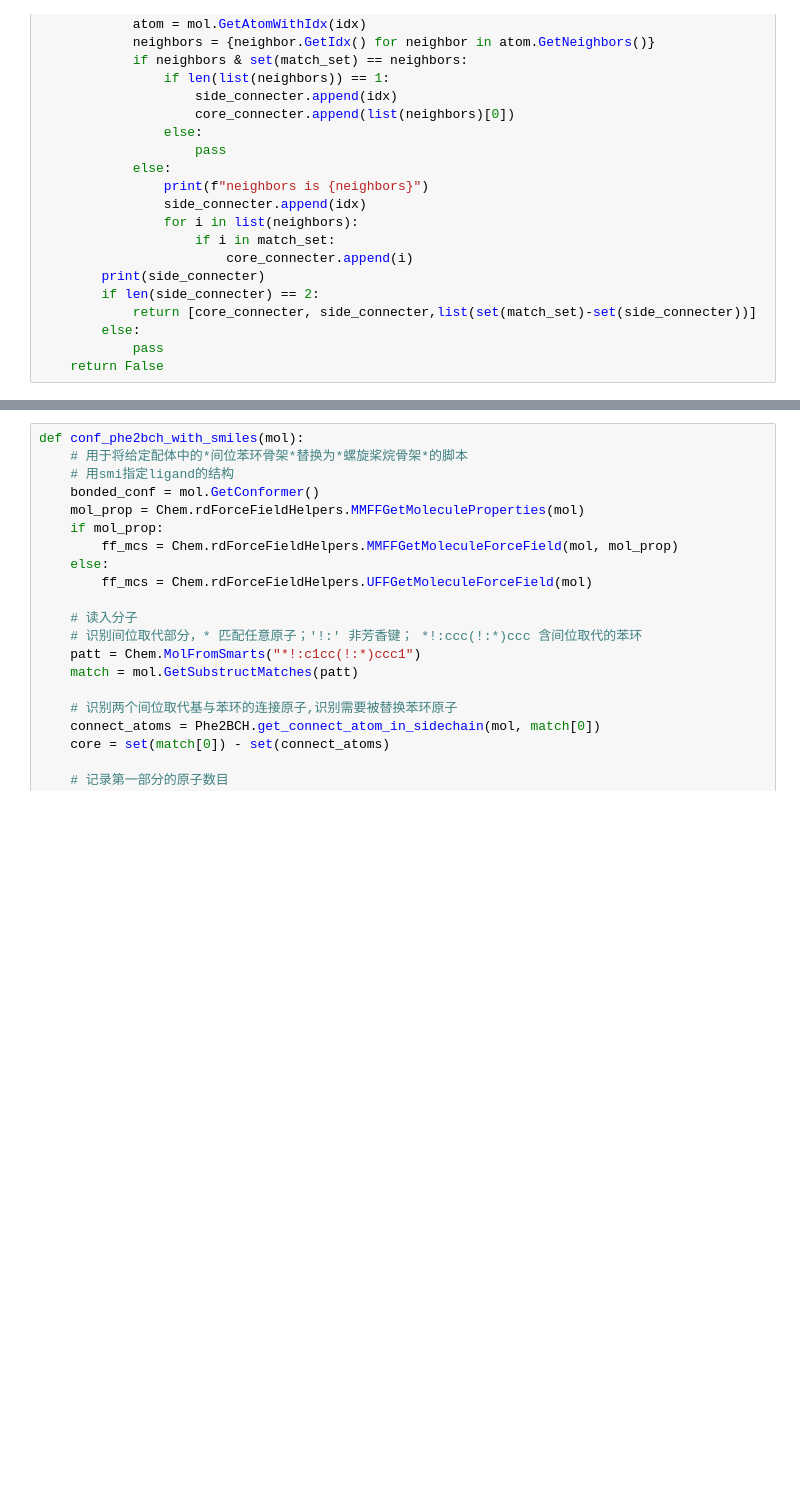
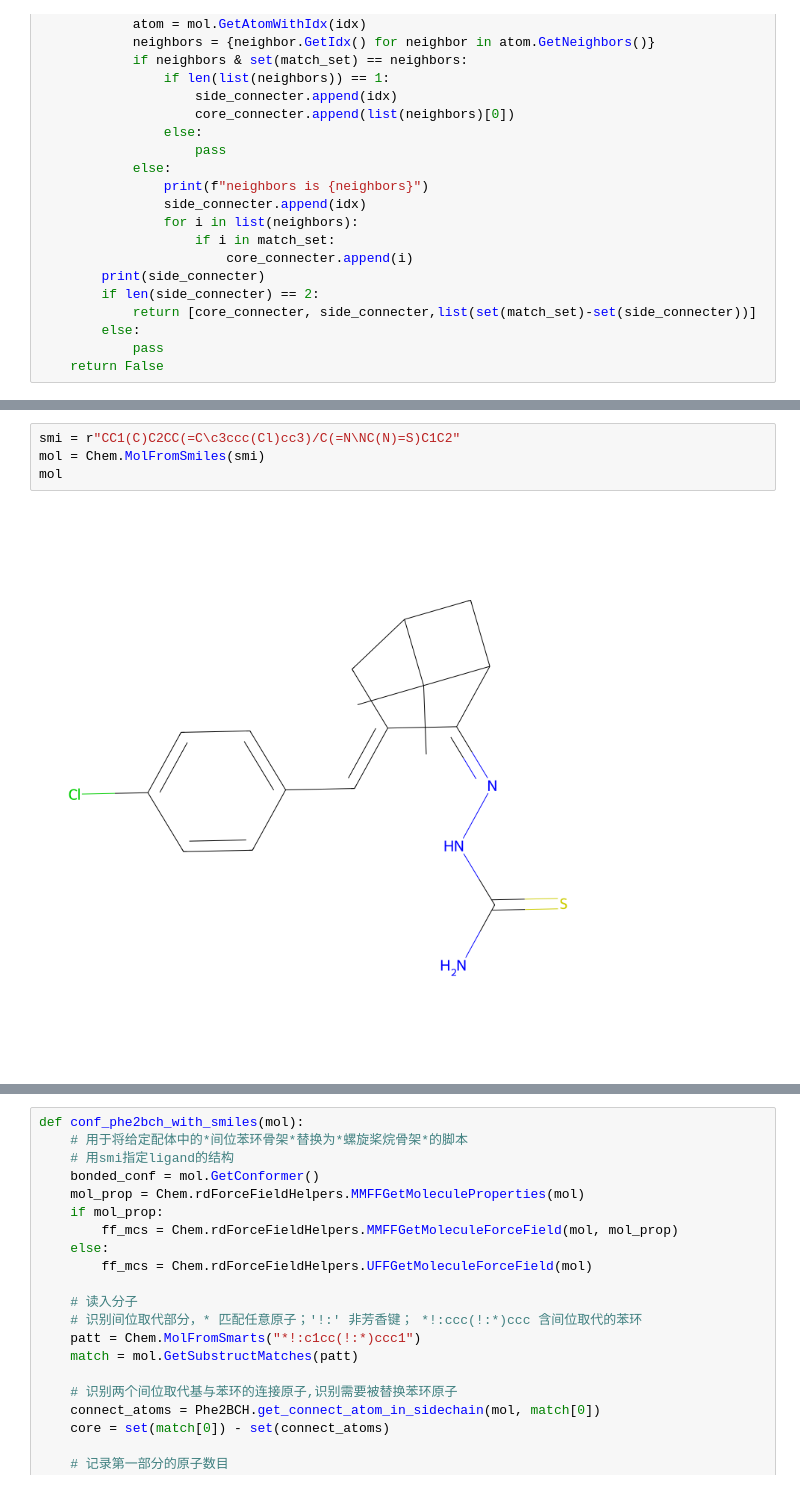
Before and after one commit to jgxs/bridge_ring_dataset, a Jupyter notebook: Bridged_ring/PDB_rings/PHE2BCH_pairs/scripts/phe2bch.ipynb, the cells around one changed output, grey strips where cells are left out. Drawn from its saved outputs; the diff is of its cells as text; blank space fills up the shorter version.

```diff
--- a/Bridged_ring/PDB_rings/PHE2BCH_pairs/scripts/phe2bch.ipynb
+++ b/Bridged_ring/PDB_rings/PHE2BCH_pairs/scripts/phe2bch.ipynb
@@ -104,3 +158,9 @@ drawit(Phe2BCH.sin_work(f"{lig}_{pro}",ligands_smi))
+# %%
+smi = r"CC1(C)C2CC(=C\c3ccc(Cl)cc3)/C(=N\NC(N)=S)C1C2"
+mol = Chem.MolFromSmiles(smi)
+mol
+# %% [output]
+[figure, added]
 # %%
 
 if True:
```
Also changed, not shown: parts of 44 cells of this notebook, 5 other files.
